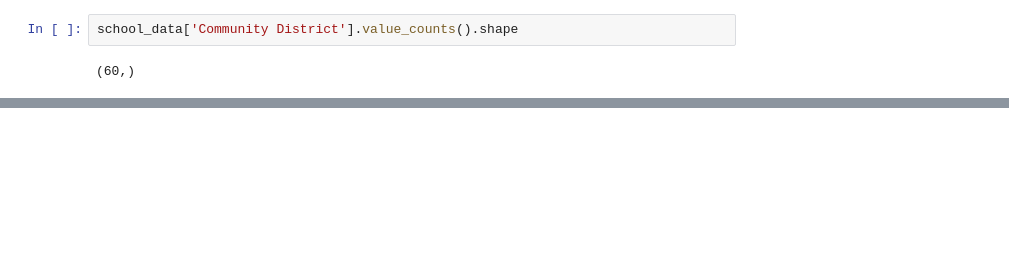
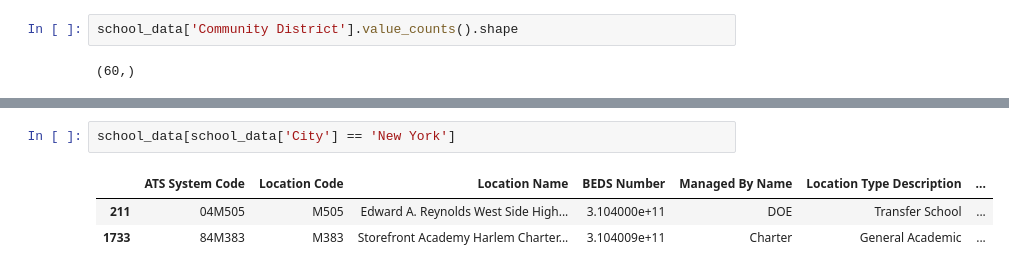
Before and after one commit to tali0n-git/NYC_Public_Schools_Analysis, a Jupyter notebook: SchoolLocationData_EDA.ipynb, the cells around one changed output, grey strips where cells are left out. Drawn from its saved outputs; the diff is of its cells as text; blank space fills up the shorter version.

```diff
--- a/SchoolLocationData_EDA.ipynb
+++ b/SchoolLocationData_EDA.ipynb
@@ -192,0 +220,6 @@ school_data['Community District'].value_counts().shape
+# %%
+school_data[school_data['City'] == 'New York']
+# %% [output]
+|  | ATS System Code | Location Code | Location Name | BEDS Number | Managed By Name | Location Type Description | ... |
+| 211 | 04M505 | M505 | Edward A. Reynolds West Side High... | 3.104000e+11 | DOE | Transfer School | ... |
+| 1733 | 84M383 | M383 | Storefront Academy Harlem Charter... | 3.104009e+11 | Charter | General Academic | ... |
```
Also changed, not shown: parts of 24 cells of this notebook.
